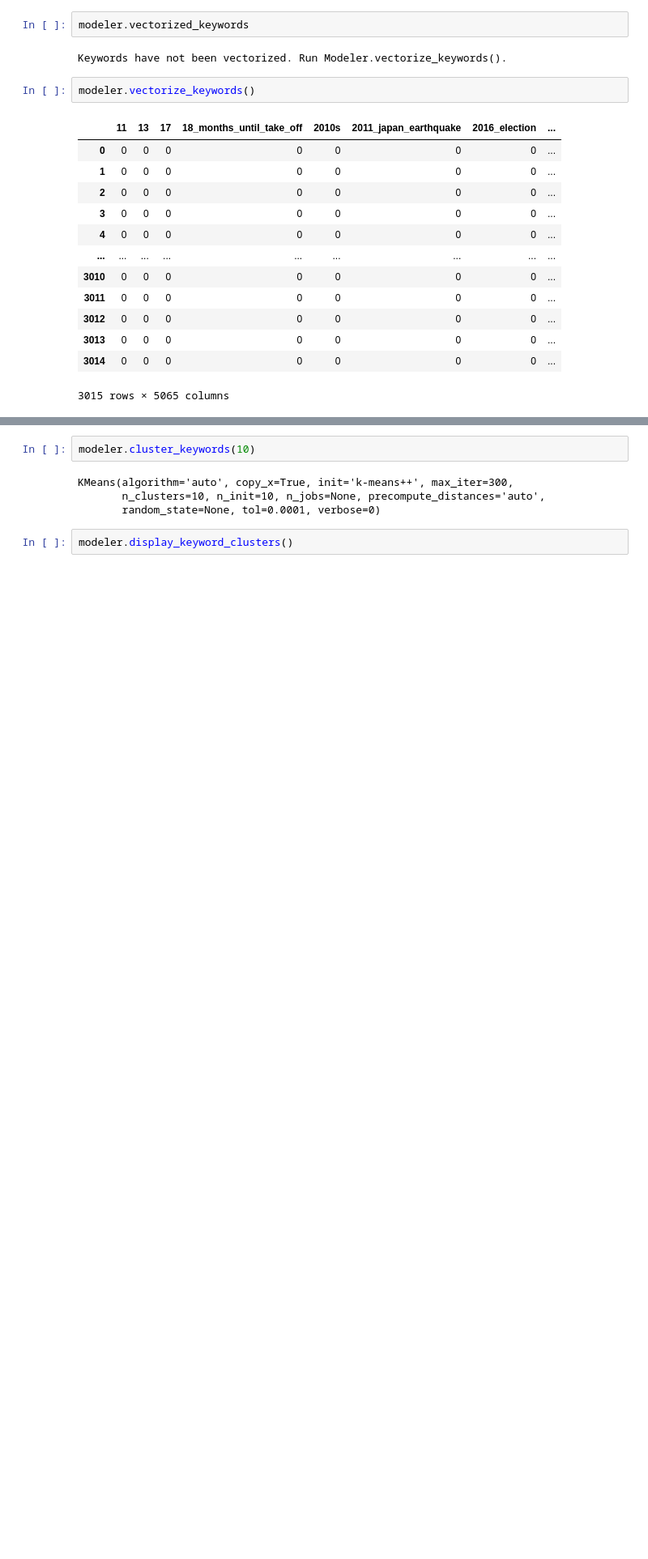
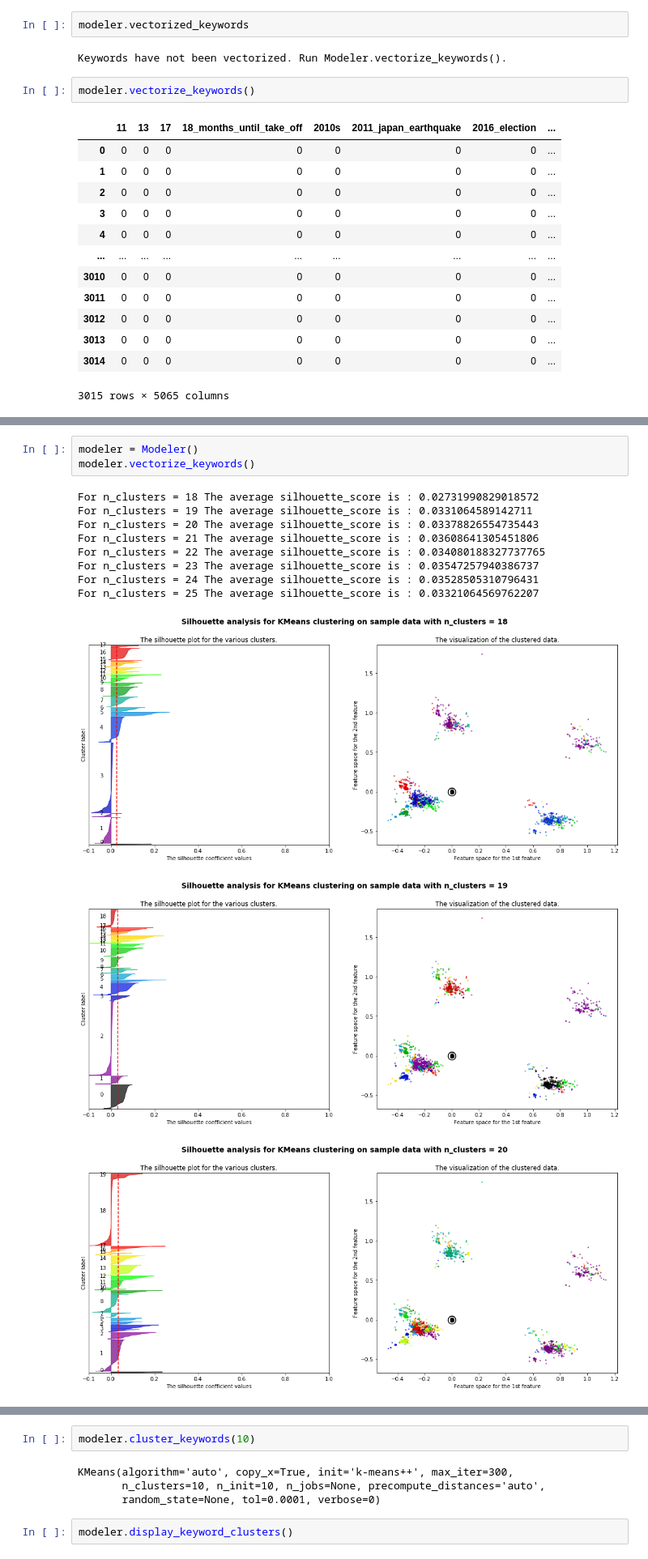
Before and after one commit to climatebrad/gndnews, a Jupyter notebook: index.ipynb, the cells around one changed output, grey strips where cells are left out. Shown at 81% size. Cells and saved outputs as stored; diff of their text form; blank space fills up the shorter version.

```diff
--- a/index.ipynb
+++ b/index.ipynb
@@ -436,0 +511,15 @@ modeler.vectorize_keywords()
+# %%
+modeler = Modeler()
+modeler.vectorize_keywords()
+# %% [output]
+For n_clusters = 18 The average silhouette_score is : 0.02731990829018572
+For n_clusters = 19 The average silhouette_score is : 0.0331064589142711
+For n_clusters = 20 The average silhouette_score is : 0.03378826554735443
+For n_clusters = 21 The average silhouette_score is : 0.03608641305451806
+For n_clusters = 22 The average silhouette_score is : 0.034080188327737765
+For n_clusters = 23 The average silhouette_score is : 0.03547257940386737
+For n_clusters = 24 The average silhouette_score is : 0.03528505310796431
+For n_clusters = 25 The average silhouette_score is : 0.03321064569762207
+[figure, added]
+[figure, added]
+[figure, added]
```
Also changed, not shown: parts of 28 cells of this notebook, 1 other file.
